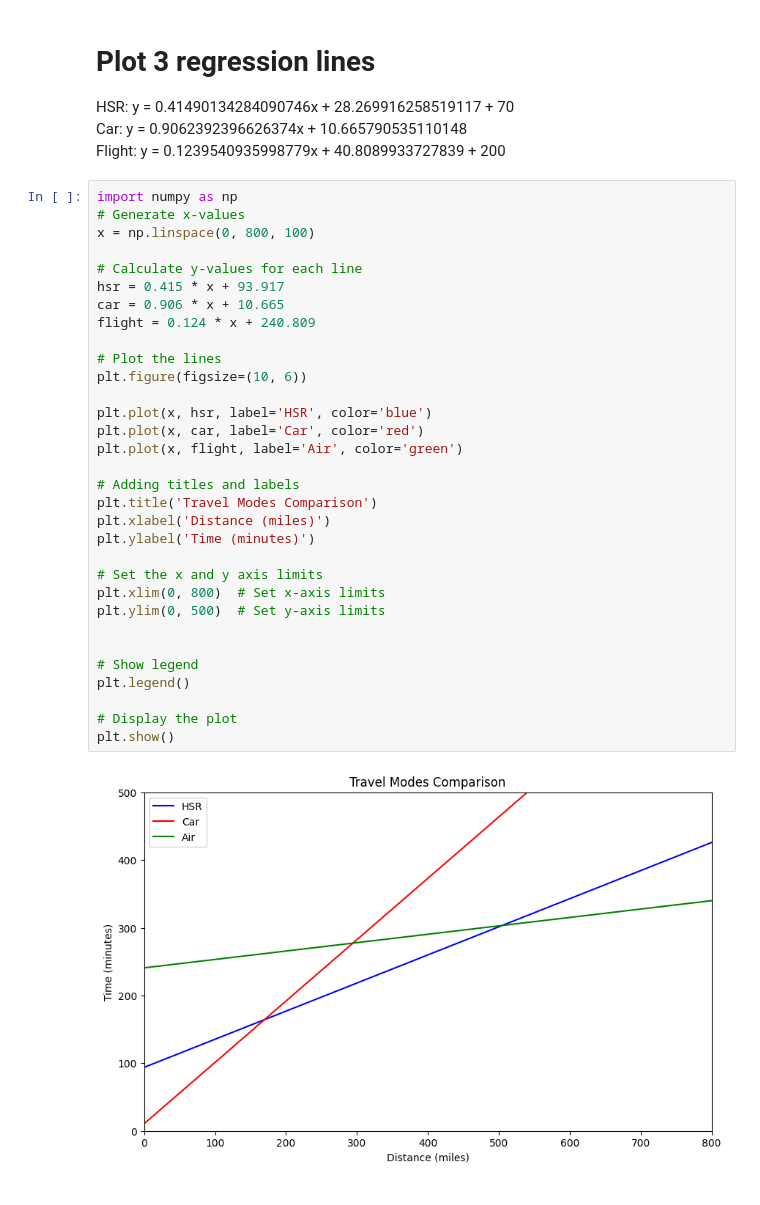
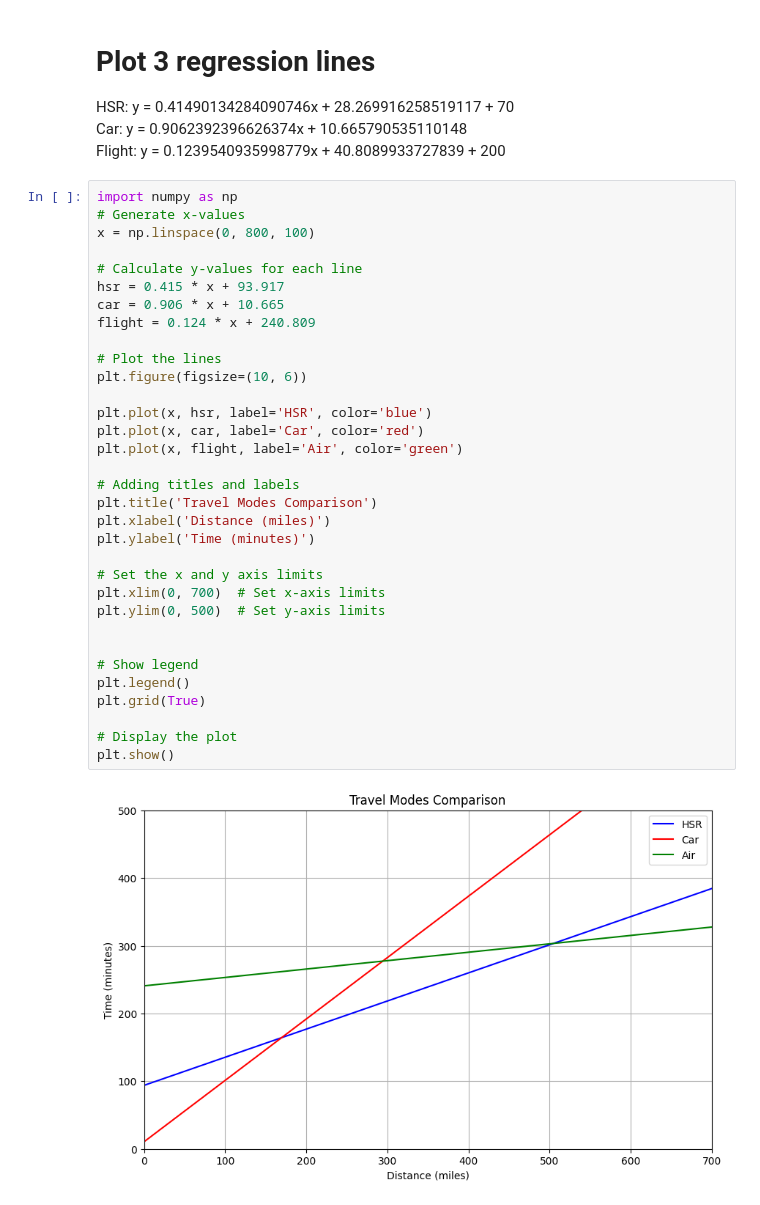
Before and after one commit to mamaOcoder/highspeedrail, a Jupyter notebook: code/build_optimal_distances.ipynb, the cells around one changed output. Saved outputs shown, nothing was run; the diff lists cells and outputs as text.

```diff
--- a/code/build_optimal_distances.ipynb
+++ b/code/build_optimal_distances.ipynb
@@ -266,32 +266,33 @@ import numpy as np
 # Generate x-values
 x = np.linspace(0, 800, 100)
 
 # Calculate y-values for each line
 hsr = 0.415 * x + 93.917
 car = 0.906 * x + 10.665
 flight = 0.124 * x + 240.809
 
 # Plot the lines
 plt.figure(figsize=(10, 6))
 
 plt.plot(x, hsr, label='HSR', color='blue')
 plt.plot(x, car, label='Car', color='red')
 plt.plot(x, flight, label='Air', color='green')
 
 # Adding titles and labels
 plt.title('Travel Modes Comparison')
 plt.xlabel('Distance (miles)')
 plt.ylabel('Time (minutes)')
 
 # Set the x and y axis limits
-plt.xlim(0, 800)  # Set x-axis limits
+plt.xlim(0, 700)  # Set x-axis limits
 plt.ylim(0, 500)  # Set y-axis limits
 
 
 # Show legend
 plt.legend()
+plt.grid(True)
 
 # Display the plot
 plt.show()
 # %% [output]
-[figure, old version]
+[figure, new version]
```
Also changed, not shown: 4 other files.
